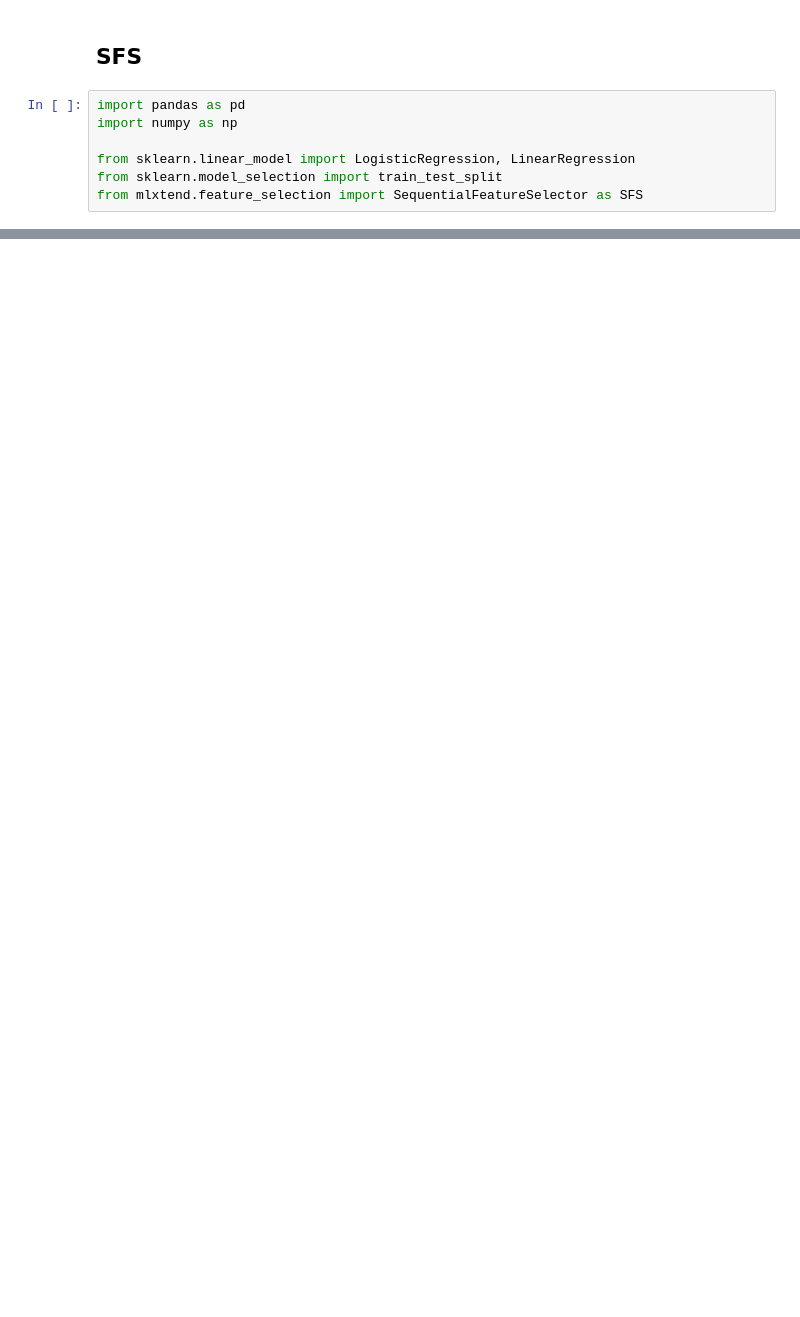
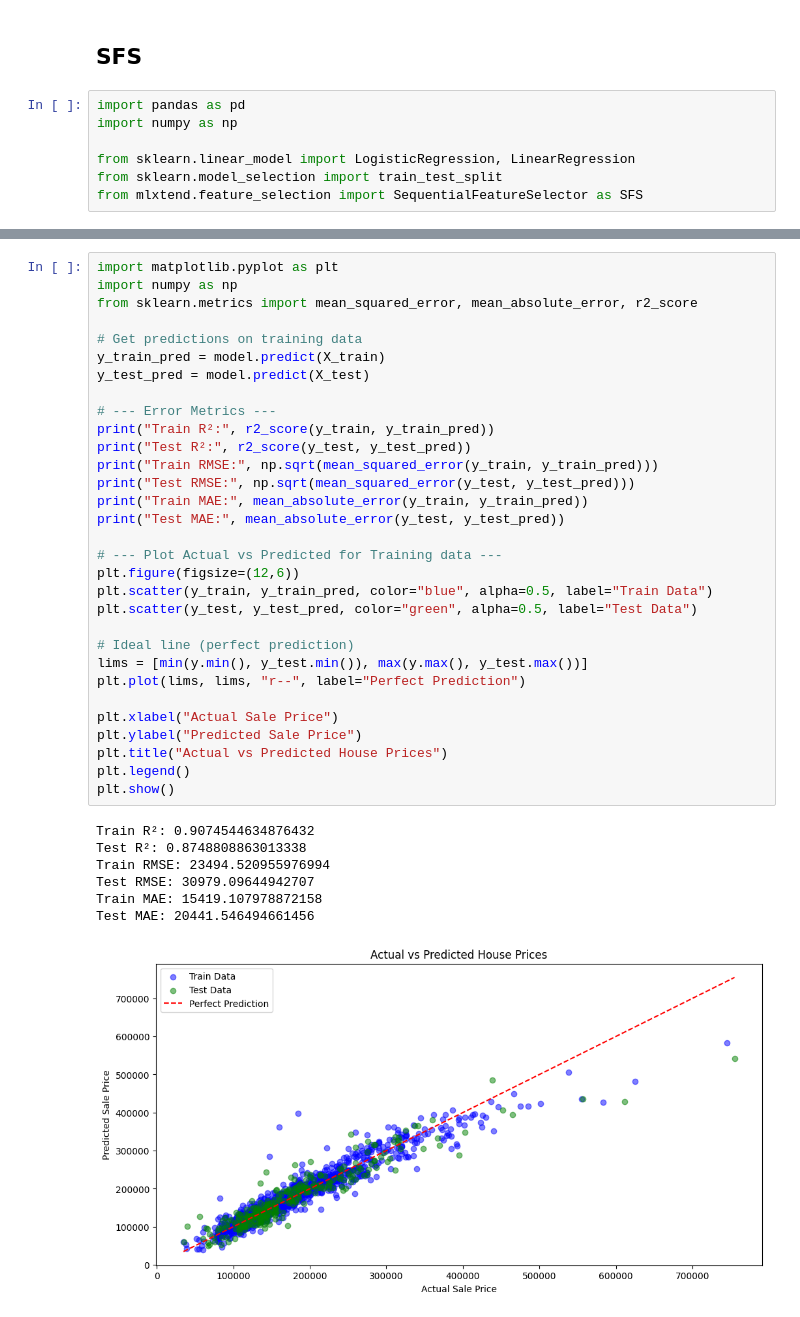
Before and after one commit to GodishalaAshwith/MachineLearningLab, a Jupyter notebook: MLKaggle.ipynb, the cells around one changed output, grey strips where cells are left out. Drawn from its saved outputs; the diff is of its cells as text; blank space fills up the shorter version.

```diff
--- a/MLKaggle.ipynb
+++ b/MLKaggle.ipynb
@@ -1252,0 +1153,39 @@ Backward: ['MSSubClass', 'LotFrontage', 'LotArea', 'OverallQual', 'OverallCond',
+# %%
+import matplotlib.pyplot as plt
+import numpy as np
+from sklearn.metrics import mean_squared_error, mean_absolute_error, r2_score
+
+# Get predictions on training data
+y_train_pred = model.predict(X_train)
+y_test_pred = model.predict(X_test)
+
+# --- Error Metrics ---
+print("Train R²:", r2_score(y_train, y_train_pred))
+print("Test R²:", r2_score(y_test, y_test_pred))
+print("Train RMSE:", np.sqrt(mean_squared_error(y_train, y_train_pred)))
+print("Test RMSE:", np.sqrt(mean_squared_error(y_test, y_test_pred)))
+print("Train MAE:", mean_absolute_error(y_train, y_train_pred))
+print("Test MAE:", mean_absolute_error(y_test, y_test_pred))
+
+# --- Plot Actual vs Predicted for Training data ---
+plt.figure(figsize=(12,6))
+plt.scatter(y_train, y_train_pred, color="blue", alpha=0.5, label="Train Data")
+plt.scatter(y_test, y_test_pred, color="green", alpha=0.5, label="Test Data")
+
+# Ideal line (perfect prediction)
+lims = [min(y.min(), y_test.min()), max(y.max(), y_test.max())]
+plt.plot(lims, lims, "r--", label="Perfect Prediction")
+
+plt.xlabel("Actual Sale Price")
+plt.ylabel("Predicted Sale Price")
+plt.title("Actual vs Predicted House Prices")
+plt.legend()
+plt.show()
+# %% [output]
+Train R²: 0.9074544634876432
+Test R²: 0.8748808863013338
+Train RMSE: 23494.520955976994
+Test RMSE: 30979.09644942707
+Train MAE: 15419.107978872158
+Test MAE: 20441.546494661456
+[figure, added]
```
Also changed, not shown: parts of 44 cells of this notebook.
